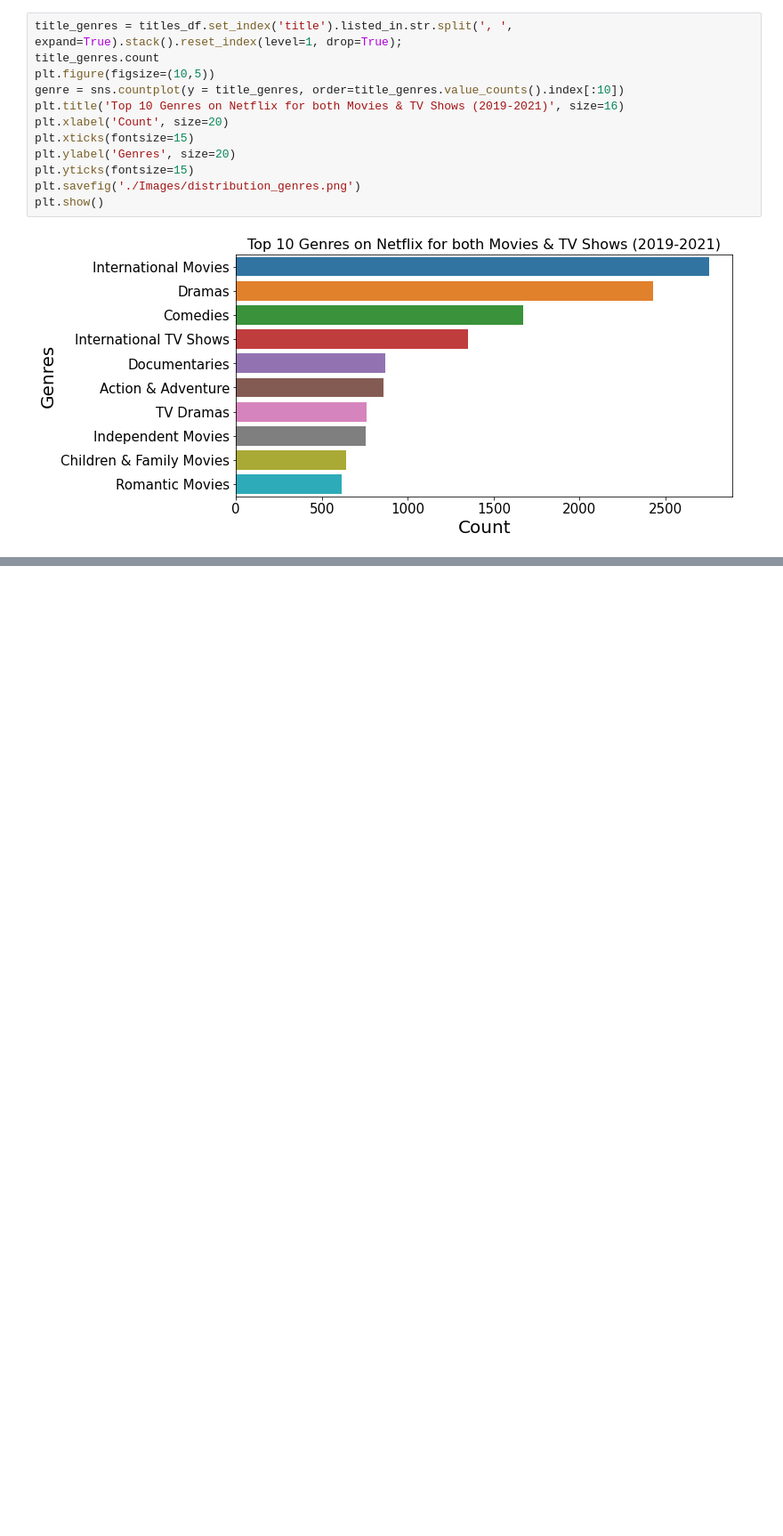
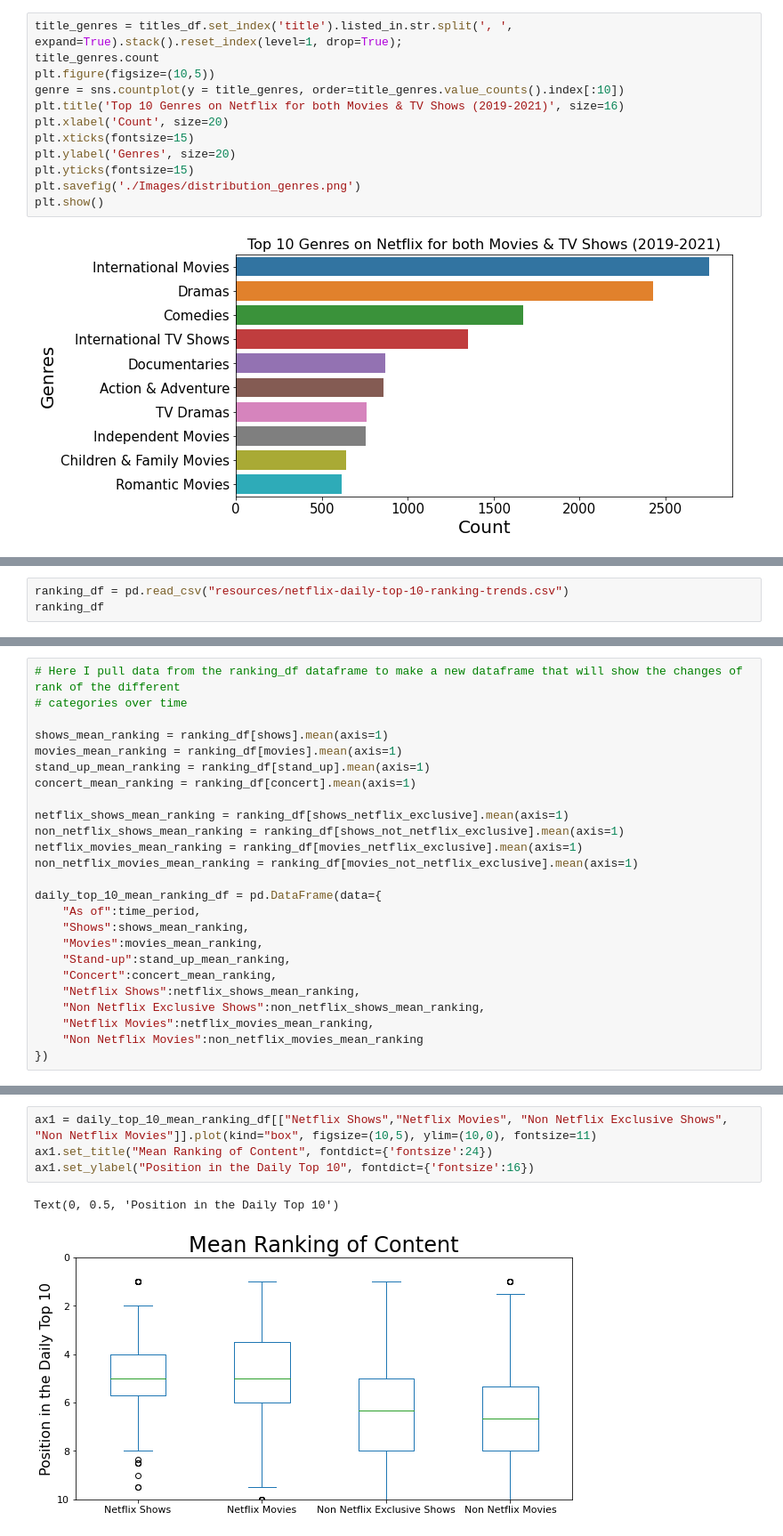
Before and after one commit to Costilrt/The-First-Project, a Jupyter notebook: TeamProject_JupyterCode_Chang_Rolly_Matthew.ipynb, the cells around one changed output, grey strips where cells are left out. Shown: that part at 89% size. Cells and saved outputs as stored; diff of their text form; blank space fills up the shorter version.

```diff
--- a/TeamProject_JupyterCode_Chang_Rolly.ipynb
+++ b/TeamProject_JupyterCode_Chang_Rolly_Matthew.ipynb
@@ -418,0 +503,3 @@ plt.show()
+# %%
+ranking_df = pd.read_csv("resources/netflix-daily-top-10-ranking-trends.csv")
+ranking_df
@@ -418,0 +615,25 @@ plt.show()
+# %%
+# Here I pull data from the ranking_df dataframe to make a new dataframe that will show the changes of rank of the different
+# categories over time
+
+shows_mean_ranking = ranking_df[shows].mean(axis=1)
+movies_mean_ranking = ranking_df[movies].mean(axis=1)
+stand_up_mean_ranking = ranking_df[stand_up].mean(axis=1)
+concert_mean_ranking = ranking_df[concert].mean(axis=1)
+
+netflix_shows_mean_ranking = ranking_df[shows_netflix_exclusive].mean(axis=1)
+non_netflix_shows_mean_ranking = ranking_df[shows_not_netflix_exclusive].mean(axis=1)
+netflix_movies_mean_ranking = ranking_df[movies_netflix_exclusive].mean(axis=1)
+non_netflix_movies_mean_ranking = ranking_df[movies_not_netflix_exclusive].mean(axis=1)
+
+daily_top_10_mean_ranking_df = pd.DataFrame(data={
+    "As of":time_period,
+    "Shows":shows_mean_ranking,
+    "Movies":movies_mean_ranking,
+    "Stand-up":stand_up_mean_ranking,
+    "Concert":concert_mean_ranking,
+    "Netflix Shows":netflix_shows_mean_ranking,
+    "Non Netflix Exclusive Shows":non_netflix_shows_mean_ranking,
+    "Netflix Movies":netflix_movies_mean_ranking,
+    "Non Netflix Movies":non_netflix_movies_mean_ranking
+})
@@ -418,0 +652,7 @@ plt.show()
+# %%
+ax1 = daily_top_10_mean_ranking_df[["Netflix Shows","Netflix Movies", "Non Netflix Exclusive Shows", "Non Netflix Movies"]].plot(kind="box", figsize=(10,5), ylim=(10,0), fontsize=11)
+ax1.set_title("Mean Ranking of Content", fontdict={'fontsize':24})
+ax1.set_ylabel("Position in the Daily Top 10", fontdict={'fontsize':16})
+# %% [output]
+Text(0, 0.5, 'Position in the Daily Top 10')
+[figure, added]
```
Also changed, not shown: parts of 18 cells of this notebook.
